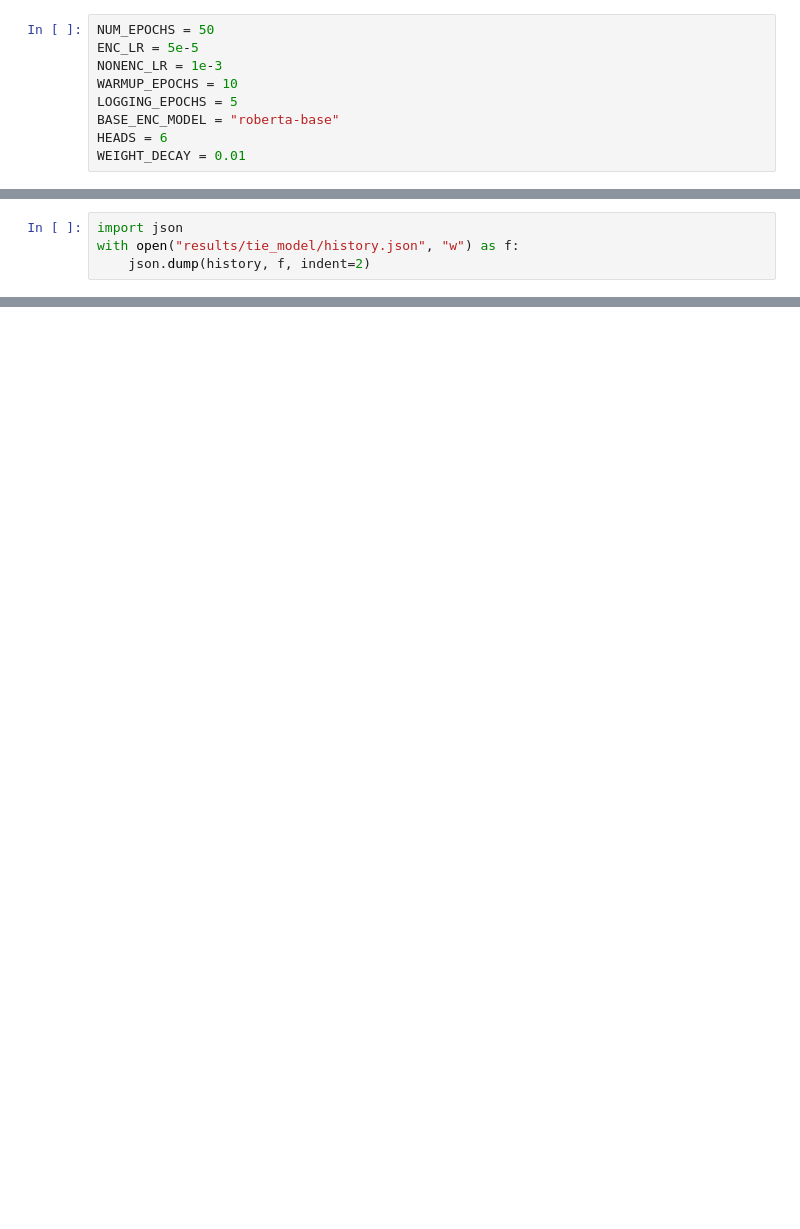
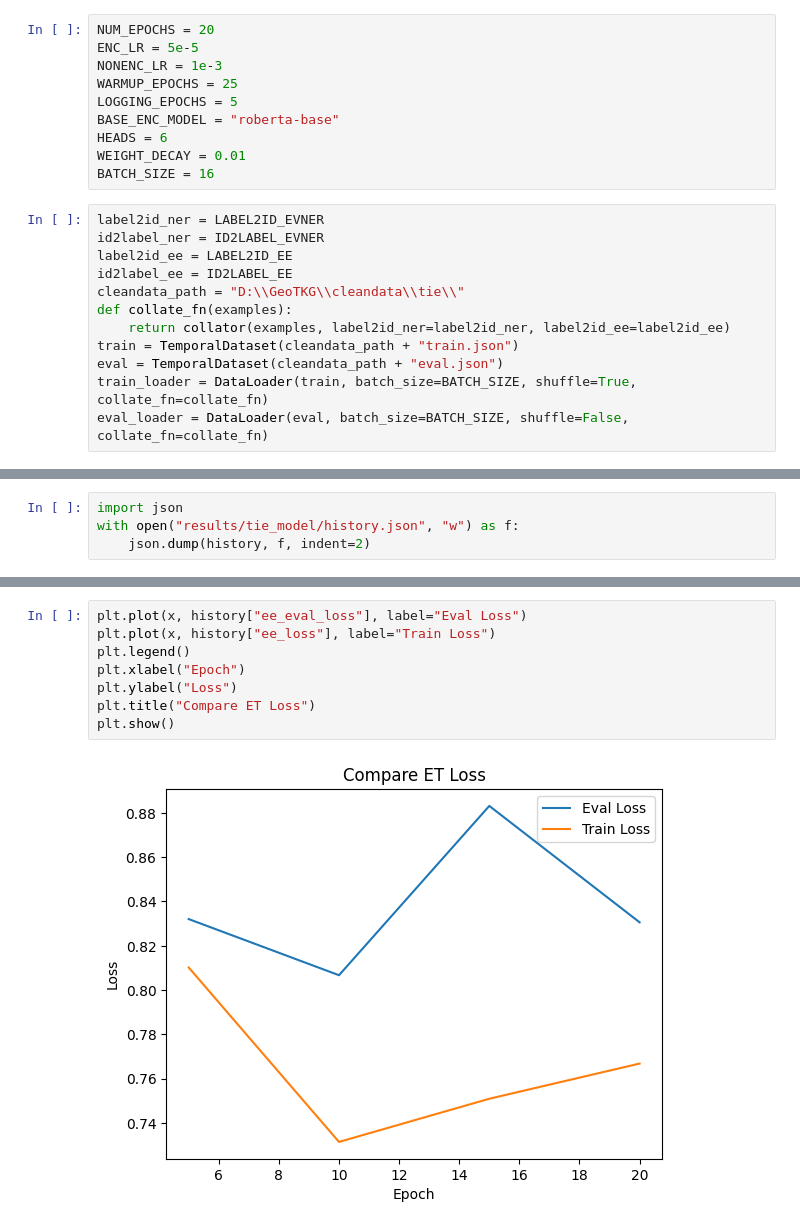
Before and after one commit to HarryRMorrison/GeoTKG, a Jupyter notebook: Train_TIE.ipynb, the cells around one changed output, grey strips where cells are left out. Drawn from its saved outputs; the diff is of its cells as text; blank space fills up the shorter version.

```diff
--- a/Train_TIE.ipynb
+++ b/Train_TIE.ipynb
@@ -21,12 +9,25 @@ eval_loader = DataLoader(eval, batch_size=4, shuffle=False, collate_fn=collate_f
 # %%
-NUM_EPOCHS = 50
+NUM_EPOCHS = 20
 ENC_LR = 5e-5
 NONENC_LR = 1e-3
-WARMUP_EPOCHS = 10
+WARMUP_EPOCHS = 25
 LOGGING_EPOCHS = 5
 BASE_ENC_MODEL = "roberta-base"
 HEADS = 6
 WEIGHT_DECAY = 0.01
+BATCH_SIZE = 16
+# %%
+label2id_ner = LABEL2ID_EVNER
+id2label_ner = ID2LABEL_EVNER
+label2id_ee = LABEL2ID_EE
+id2label_ee = ID2LABEL_EE
+cleandata_path = "D:\\GeoTKG\\cleandata\\tie\\"
+def collate_fn(examples):
+    return collator(examples, label2id_ner=label2id_ner, label2id_ee=label2id_ee)
+train = TemporalDataset(cleandata_path + "train.json")
+eval = TemporalDataset(cleandata_path + "eval.json")
+train_loader = DataLoader(train, batch_size=BATCH_SIZE, shuffle=True, collate_fn=collate_fn)
+eval_loader = DataLoader(eval, batch_size=BATCH_SIZE, shuffle=False, collate_fn=collate_fn)
 # %%
 device = torch.device('cuda') if torch.cuda.is_available() else torch.device('cpu')
 
@@ -193,0 +253,10 @@ plt.show()
+# %%
+plt.plot(x, history["ee_eval_loss"], label="Eval Loss")
+plt.plot(x, history["ee_loss"], label="Train Loss")
+plt.legend()
+plt.xlabel("Epoch")
+plt.ylabel("Loss")
+plt.title("Compare ET Loss")
+plt.show()
+# %% [output]
+[figure, added]
```
Also changed, not shown: parts of 7 cells of this notebook, 1 other file.
